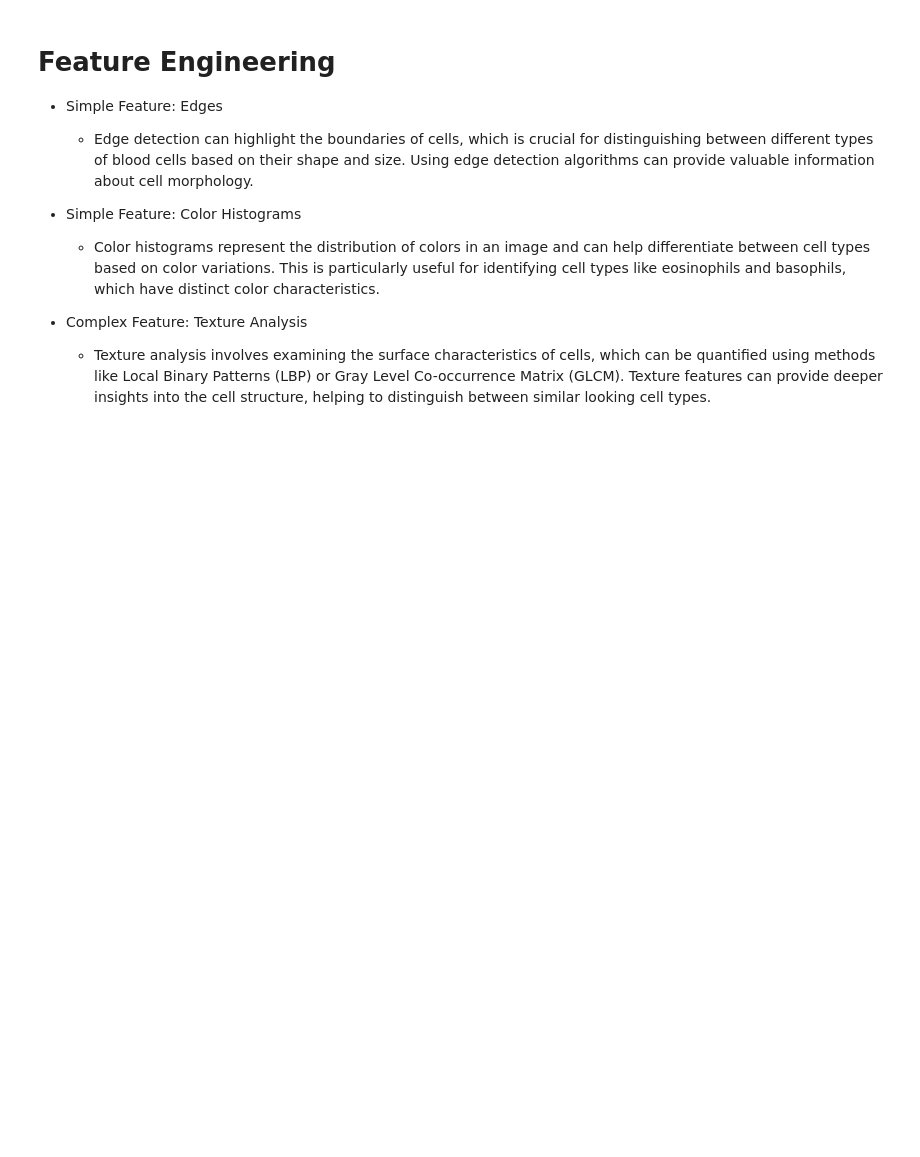
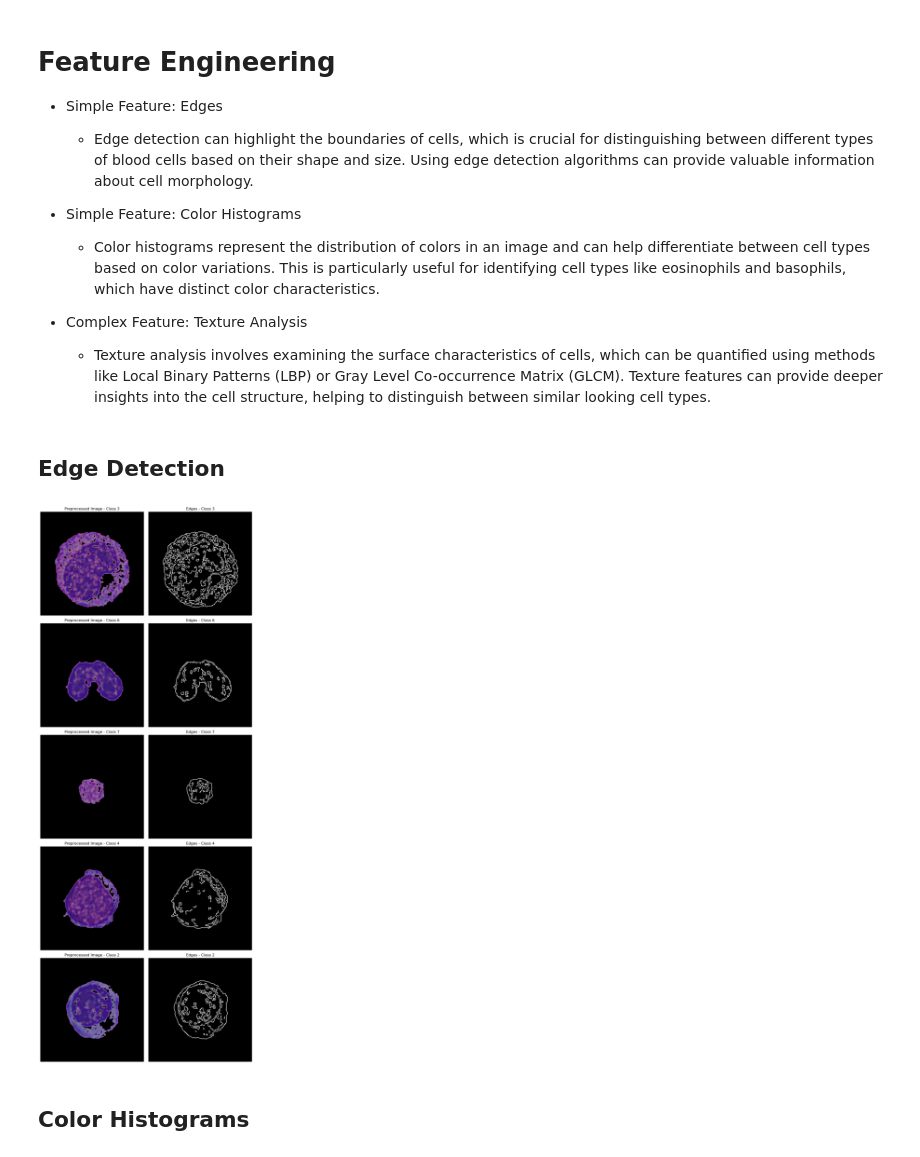
Before and after one commit to alowitz/BloodMNSIT, a Jupyter notebook: BloodMNIST.ipynb, the cells around one changed output. Drawn from its saved outputs; the diff is of its cells as text; code cells hidden in the pictures; blank space fills up the shorter version.

Commit message:
adding edge detection and HSV color histograms

```diff
--- a/BloodMNIST.ipynb
+++ b/BloodMNIST.ipynb
@@ -227,3 +235,5 @@ show_comparison(train_data, n_images=5)
 
 - Complex Feature: Texture Analysis
     - Texture analysis involves examining the surface characteristics of cells, which can be quantified using methods like Local Binary Patterns (LBP) or Gray Level Co-occurrence Matrix (GLCM). Texture features can provide deeper insights into the cell structure, helping to distinguish between similar looking cell types.
+# %% [markdown]
+## Edge Detection
@@ -229,0 +244,28 @@ show_comparison(train_data, n_images=5)
+# %%
+def show_edge_detection(dataset, n_images=5):
+    """Show edge detection results for a number of images"""
+    fig, axes = plt.subplots(n_images, 2, figsize=(10, 5 * n_images))
+
+    for i in range(n_images):
+        # Randomly select an image from the dataset
+        idx = random.randint(0, len(dataset) - 1)
+        img, label = dataset[idx]
+        preprocessed_img = preprocess_image(np.array(img))
+        edges = cv2.Canny((rgb2gray(img) * 255).astype(np.uint8), 100, 200)
+
+        axes[i, 0].imshow(preprocessed_img)
+        axes[i, 0].set_title(f"Preprocessed Image - Class {int(label)}")
+        axes[i, 0].axis('off')
+
+        axes[i, 1].imshow(edges, cmap='gray')
+        axes[i, 1].set_title(f"Edges - Class {int(label)}")
+        axes[i, 1].axis('off')
+
+    plt.tight_layout()
+    plt.show()
+# %%
+show_edge_detection(train_data_preprocessed)
+# %% [output]
+[figure, added]
+# %% [markdown]
+## Color Histograms
```
Also changed, not shown: parts of 22 cells of this notebook.
